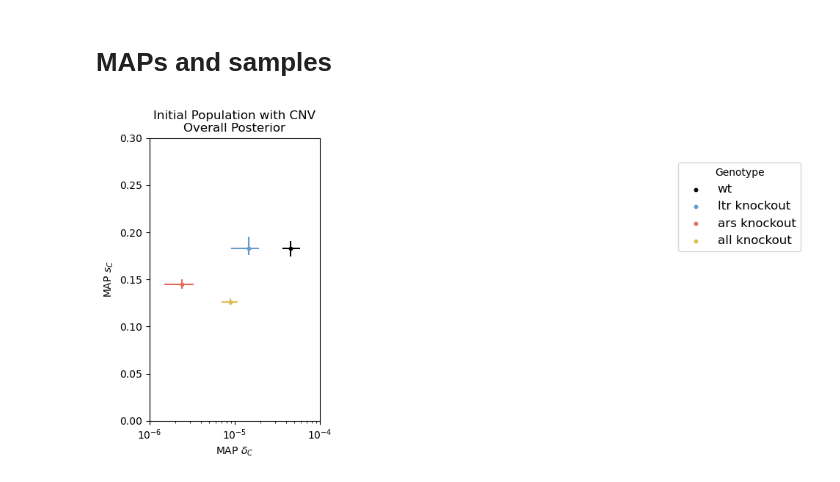
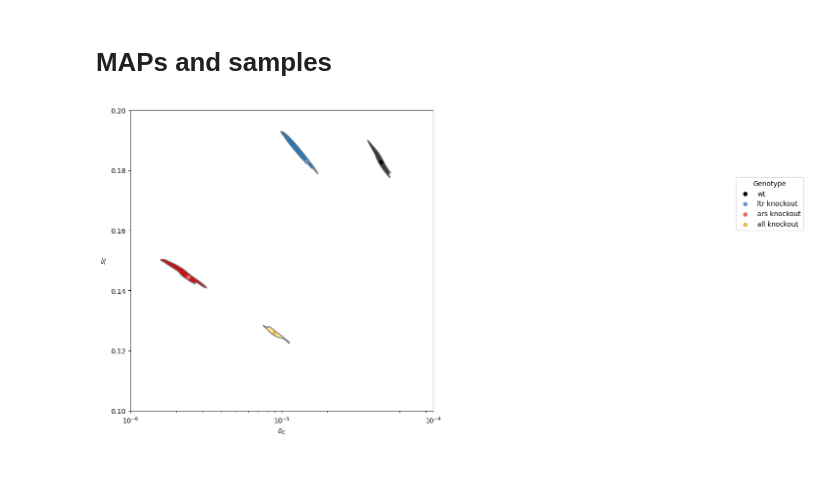
Before and after one commit to yoavram-lab/chuong_et_al, a Jupyter notebook: Overall Posterior.ipynb, the cells around one changed output. Cells and saved outputs as stored; diff of their text form; code cells hidden in the pictures.

Commit message:
validated that notebooks run, added more samples and HDI to overall maps

```diff
--- a/Overall Posterior.ipynb
+++ b/Overall Posterior.ipynb
@@ -26,7 +26,7 @@ epsilon = -150
 log_Cs = pd.read_csv('posteriors/log_Cs.csv', index_col=0)
 overall_posteriors = {}
 
-lines = ['wt', 'ltr', 'ars', 'all', 'lauer']
+lines = ['wt', 'ltr', 'ars', 'all']
 for line in lines:
     amortized_posterior = posterior_lauer if line=='lauer' else posterior_chuong
     Xs = pd.read_csv(f'empirical_data/{line}.csv', index_col=0)
@@ -142,37 +140,53 @@ plt.show()
 # %% [markdown]
 # MAPs and samples
 # %%
-from seaborn import scatterplot
+from seaborn import scatterplot, kdeplot
+import arviz as az
 
 # Plot formation rate δc and fitness effect Sc for given MAPs
 def plot_maps(ax, lines, title):
+    rep_colors = {'wt':"black", 'ltr':"#6699cc", 'ars': "#e26d5c", 'all':"#DEBD52", "lauer": "grey"}
     for line in lines:
         knock = ' knockout' if line!='wt' else ''
         op = overall_posteriors[line]
         mapp = op.get_map()
         x, y = 10**mapp[1], 10**mapp[0]
-        ax.scatter(x, y, color=rep_colors[line], s = 10, label = f'{line}{knock}')
-        ax.set_xlabel('MAP $δ_C$')
-        ax.set_ylabel('MAP $s_C$')
-        ax.set_title(title)
-        ax.set_xscale('log')
-        ax.legend(loc=(3.1,0.6), fontsize = 12, title = 'Genotype')
 
-        # Add HDIs
-        samples = op.sample(50)
+
+        # Add samples
+        samples = op.sample(200)
         xdf, ydf = 10**samples[:,1], 10**samples[:,0]
         xmin,xmax = xdf.min(), xdf.max()
         ymin,ymax = ydf.min(), ydf.max()
-        ax.vlines(x, ymin=ymin,ymax=ymax,color=rep_colors[line])
-        ax.hlines(y,xmin=xmin,xmax=xmax,color=rep_colors[line])
 
-fig, ax = plt.subplots(figsize=(3,5))
-ax.set_ylim(0,0.3)
+        # Bars
+        # ax.vlines(x, ymin=ymin,ymax=ymax,color=rep_colors[line])
+        # ax.hlines(y,xmin=xmin,xmax=xmax,color=rep_colors[line])
+
+        # HDI
+        colors =  {'wt':"Greys", 'ltr':"Blues", 'ars': "Reds", 'all':"YlOrRd_r"}
+        a = az.plot_kde(
+            xdf,
+            ydf,
+            hdi_probs=[0.5],
+                    ax=ax, contourf_kwargs = {'cmap':colors[line]}
+                        )
+        ax.scatter(x, y, color=rep_colors[line], s = 30, label = f'{line}{knock}')
+        ax.set_xlabel('$δ_C$')
+        ax.set_ylabel('$s_C$')
+        ax.set_title(title)
+        ax.set_xscale('log')
+        ax.legend(loc=(2,0.6), title = 'Genotype')
+
+
+fig, ax = plt.subplots(figsize=(8,8))
+ax.set_ylim(0.1,0.2)
 ax.set_xlim(10**-6, 10**-4)
 
 # Only Chuong
+
 chuong_lines = ['wt', 'ltr', 'ars', 'all']
-plot_maps(ax, chuong_lines, 'Initial Population with CNV\nOverall Posterior')
+plot_maps(ax, chuong_lines, '')
 plt.show()
 # %% [output]
-[figure, old version]
+[figure, new version]
```
Also changed, not shown: parts of 4 cells of this notebook, 1 other file.
